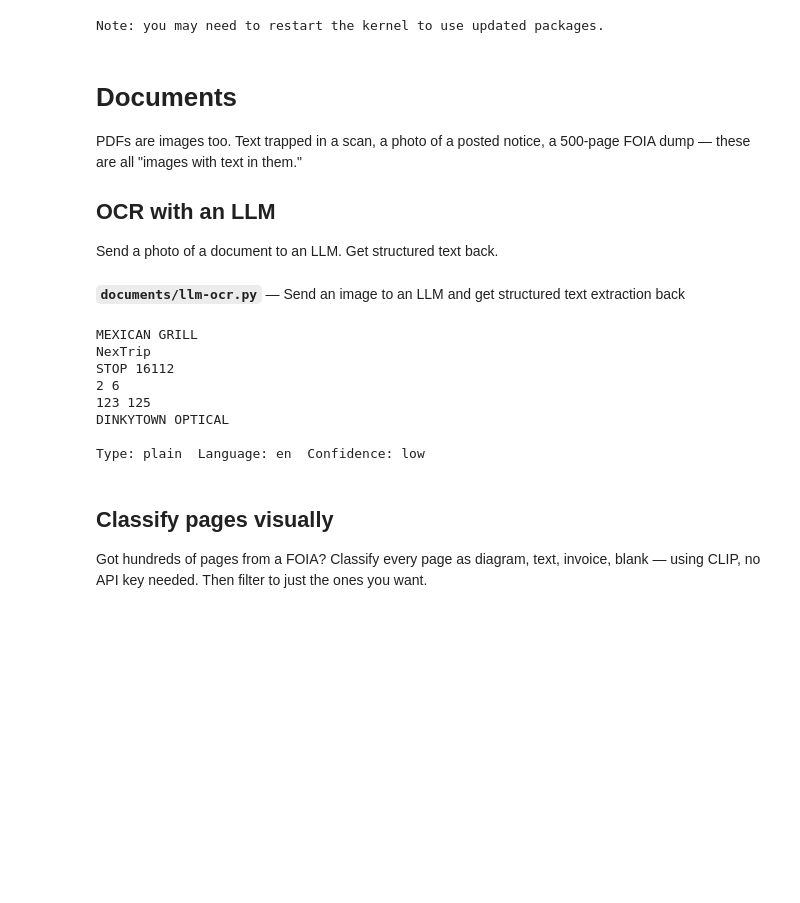
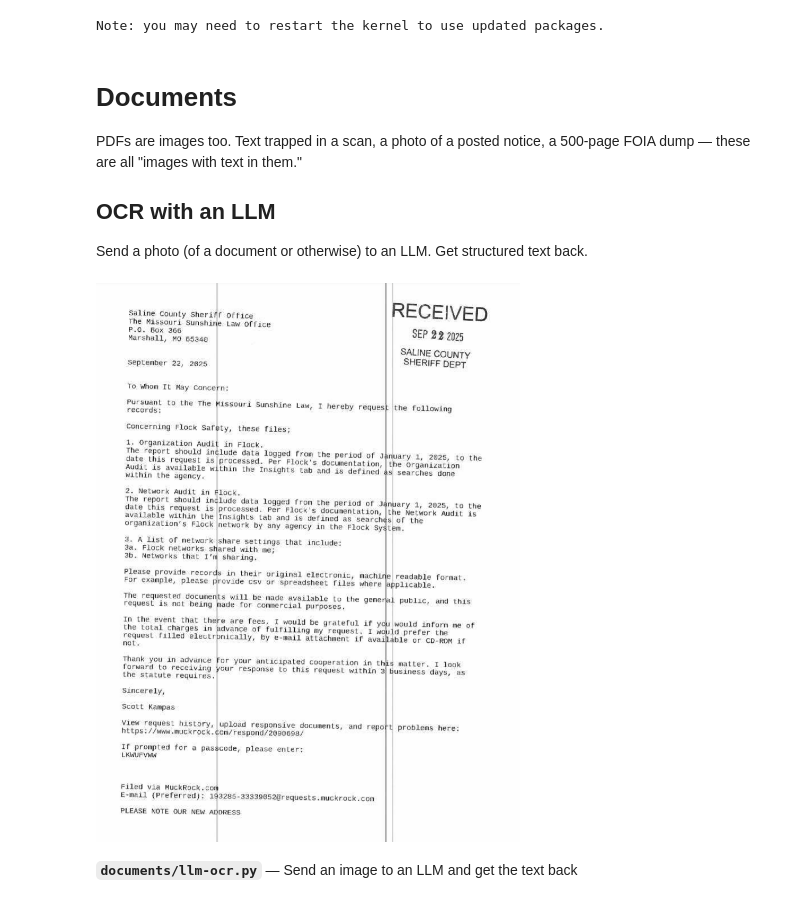
Before and after one commit to jsoma/workshop-ai-images-video, a Jupyter notebook: notebooks/nicar-2026/02-documents.ipynb, the cells around one changed output. Cells and saved outputs as stored; diff of their text form; code cells hidden in the pictures; blank space fills up the shorter version.

```diff
--- a/notebooks/nicar-2026/02-documents.ipynb
+++ b/notebooks/nicar-2026/02-documents.ipynb
@@ -35,48 +35,11 @@ PDFs are images too. Text trapped in a scan, a photo of a posted notice, a 500-p
 
 ## OCR with an LLM
 
-Send a photo of a document to an LLM. Get structured text back.
+Send a photo (of a document or otherwise) to an LLM. Get structured text back.
-# %% [markdown]
-**`documents/llm-ocr.py`** — Send an image to an LLM and get structured text extraction back
-# %%
-from pathlib import Path
-
-import mimetypes
-from pydantic import BaseModel, Field
-from pydantic_ai import Agent, BinaryContent
-
-DATA = Path("data")
-MODEL = "openai:gpt-5-nano"
-IMAGE = DATA / "city.png"
-
-class ExtractedText(BaseModel):
-    text: str = Field(description="All visible text, preserving layout")
-    text_type: str = Field(description="sign, document, screenshot, handwritten, label, other")
-    language: str = Field(description="Primary language of the text")
-    confidence: str = Field(description="high, medium, or low")
-
-agent = Agent(MODEL, output_type=ExtractedText)
-mime_type, _ = mimetypes.guess_type(str(IMAGE))
-image_data = IMAGE.read_bytes()
-
-result = agent.run_sync([
-    "Extract all visible text from this image. Preserve layout and reading order.",
-    BinaryContent(data=image_data, media_type=mime_type or "image/jpeg"),
-])
-
-output = result.output
-print(output.text)
-print(f"\nType: {output.text_type}  Language: {output.language}  Confidence: {output.confidence}")
-# %% [output]
-MEXICAN GRILL
-NexTrip
-STOP 16112
-2 6
-123 125
-DINKYTOWN OPTICAL
-
-Type: plain  Language: en  Confidence: low
-# %% [markdown]
-## Classify pages visually
-
-Got hundreds of pages from a FOIA? Classify every page as diagram, text, invoice, blank — using CLIP, no API key needed. Then filter to just the ones you want.
+# %%
+from IPython.display import Image
+Image(filename="data/flock-scan.png", width=500)
+# %% [output]
+[figure, added]
+# %% [markdown]
+**`documents/llm-ocr.py`** — Send an image to an LLM and get the text back
```
Also changed, not shown: parts of 15 cells of this notebook, 25 other files.
